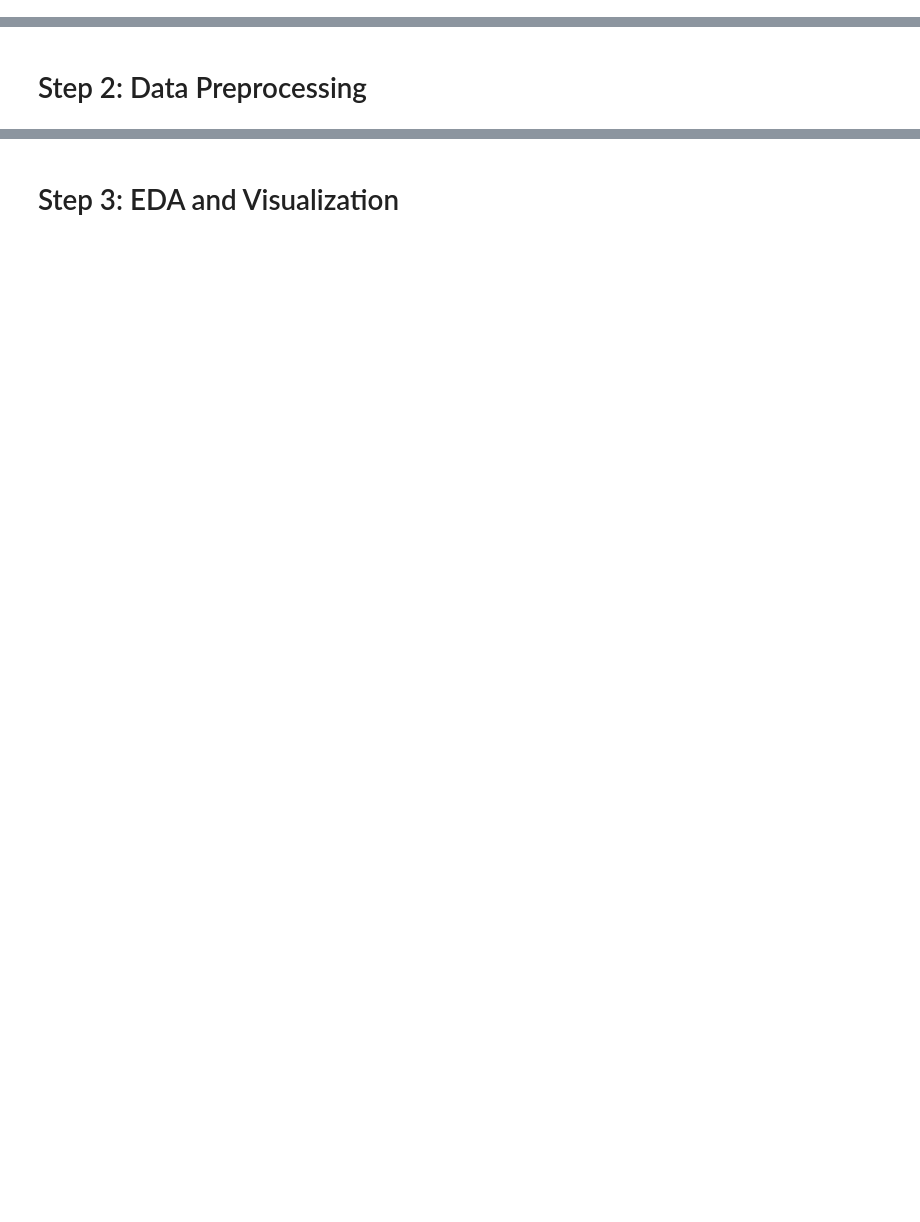
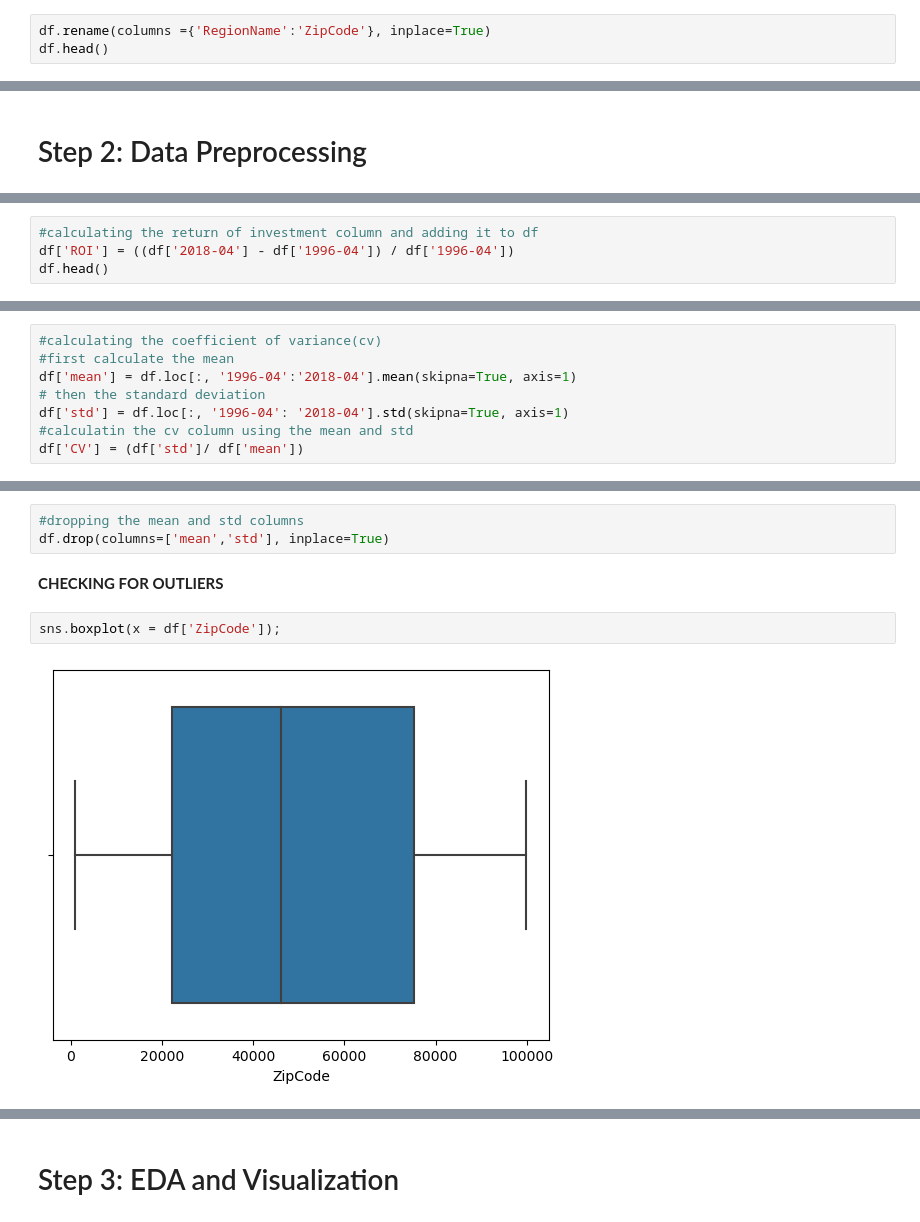
Before and after one commit to lynnndero/PHASE-4-PROJECT, a Jupyter notebook: starter_notebook.ipynb, the cells around one changed output, grey strips where cells are left out. Saved outputs shown, nothing was run; the diff lists cells and outputs as text; blank space fills up the shorter version.

```diff
--- a/starter_notebook.ipynb
+++ b/starter_notebook.ipynb
@@ -59,0 +86,3 @@ df
+# %%
+df.rename(columns ={'RegionName':'ZipCode'}, inplace=True)
+df.head()
@@ -153,0 +116,4 @@ memory usage: 1.2 MB
+# %%
+#calculating the return of investment column and adding it to df
+df['ROI'] = ((df['2018-04'] - df['1996-04']) / df['1996-04'])
+df.head()
@@ -153,0 +128,8 @@ memory usage: 1.2 MB
+# %%
+#calculating the coefficient of variance(cv)
+#first calculate the mean
+df['mean'] = df.loc[:, '1996-04':'2018-04'].mean(skipna=True, axis=1)
+# then the standard deviation
+df['std'] = df.loc[:, '1996-04': '2018-04'].std(skipna=True, axis=1)
+#calculatin the cv column using the mean and std
+df['CV'] = (df['std']/ df['mean'])
@@ -153,0 +146,9 @@ memory usage: 1.2 MB
+# %%
+#dropping the mean and std columns
+df.drop(columns=['mean','std'], inplace=True)
+# %% [markdown]
+**CHECKING FOR OUTLIERS**
+# %%
+sns.boxplot(x = df['ZipCode']);
+# %% [output]
+[figure, added]
```
Also changed, not shown: parts of 69 cells of this notebook, 1 other file.
